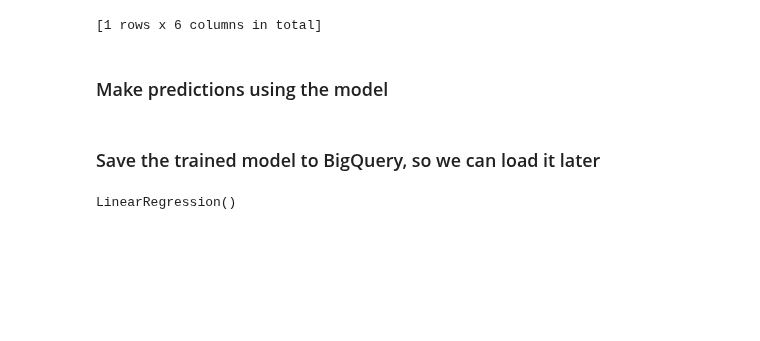
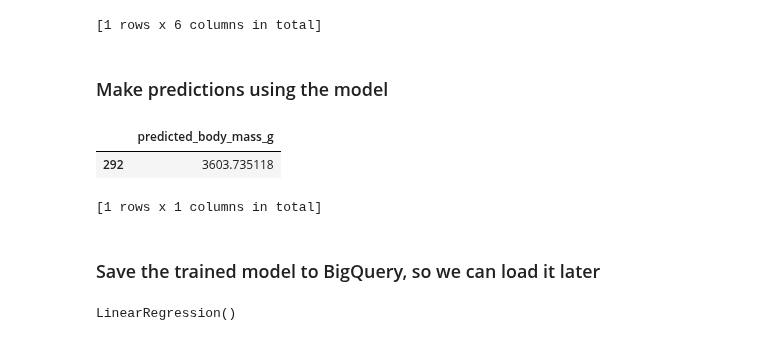
Before and after one commit to googleapis/python-bigquery-dataframes, a Jupyter notebook: notebooks/00 - Summary.ipynb, the cells around one changed output. Cells and saved outputs as stored; diff of their text form; code cells hidden in the pictures; blank space fills up the shorter version.

```diff
--- a/notebooks/00 - Summary.ipynb
+++ b/notebooks/00 - Summary.ipynb
@@ -5,6 +5,8 @@
 # %%
-import bigframes
-session = bigframes.connect(bigframes.BigQueryOptions(project='bigframes-dev'))
+import bigframes.pandas
+
+bigframes.pandas.options.bigquery.project = "bigframes-dev"
+bigframes.pandas.options.bigquery.location = "us"
 # %% [markdown]
 ### Initialize a dataframe for a BigQuery table
 # %%
@@ -220,5 +228,5 @@ df[['body_mass_g', 'body_mass_bucket']].head(10)
 # %%
-df = session.read_gbq("bigquery-public-data.ml_datasets.penguins")
+df = bigframes.pandas.read_gbq("bigquery-public-data.ml_datasets.penguins")
 df
 # %% [output]
 |  | species | island | culmen_length_mm | culmen_depth_mm | flipper_length_mm | body_mass_g | sex |
@@ -308,3 +310,9 @@ model.score(feature_columns, label_columns)
+# %%
+model.predict(missing_body_mass)
+# %% [output]
+|  | predicted_body_mass_g |
+| 292 | 3603.735118 |
+[1 rows x 1 columns in total]
 # %% [markdown]
 ### Save the trained model to BigQuery, so we can load it later
 # %%
```
Also changed, not shown: parts of 12 cells of this notebook, 57 other files.
